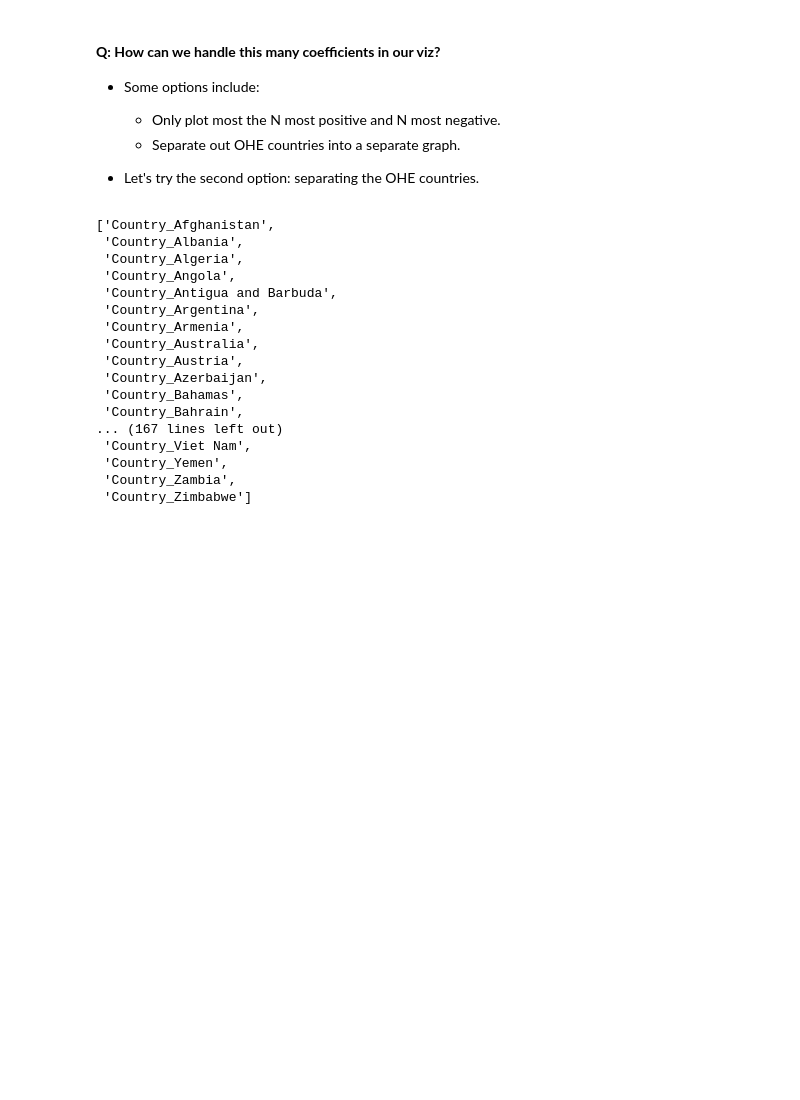
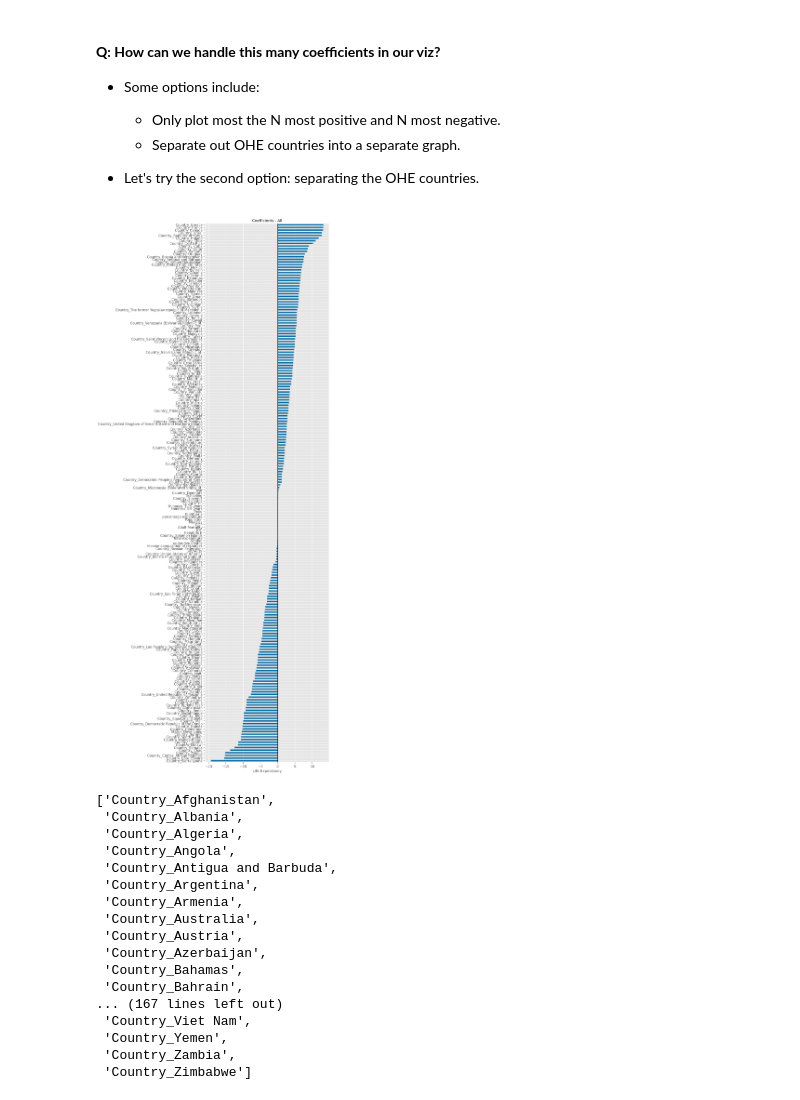
Before and after one commit to patelmedha/data-viz-wk17-codealongs-life-expectancy, a Jupyter notebook: Solutions/SOLUTIONS-Wk1-L01-CodeAlong-Life Expectancy.ipynb, the cells around one changed output. Saved outputs shown, nothing was run; the diff lists cells and outputs as text; code cells hidden in the pictures; blank space fills up the shorter version.

```diff
--- a/Solutions/SOLUTIONS-Wk1-L01-CodeAlong-Life Expectancy.ipynb
+++ b/Solutions/SOLUTIONS-Wk1-L01-CodeAlong-Life Expectancy.ipynb
@@ -451,6 +486,12 @@ Length: 203, dtype: float64
 
 
 - Let's try the second option: separating the OHE countries.
+# %%
+ax = coefs.sort_values().plot(kind='barh', figsize=(8,35))
+ax.axvline(0, color='k')
+ax.set(xlabel='Life Expectancy', title="Coefficients - All");
+# %% [output]
+[figure, added]
 # %%
 ## Get a list of all of the Country columns
 country_feats = [c for c in X_train_df.columns if c.startswith('Country')]
```
Also changed, not shown: parts of 46 cells of this notebook, 5 other files.
